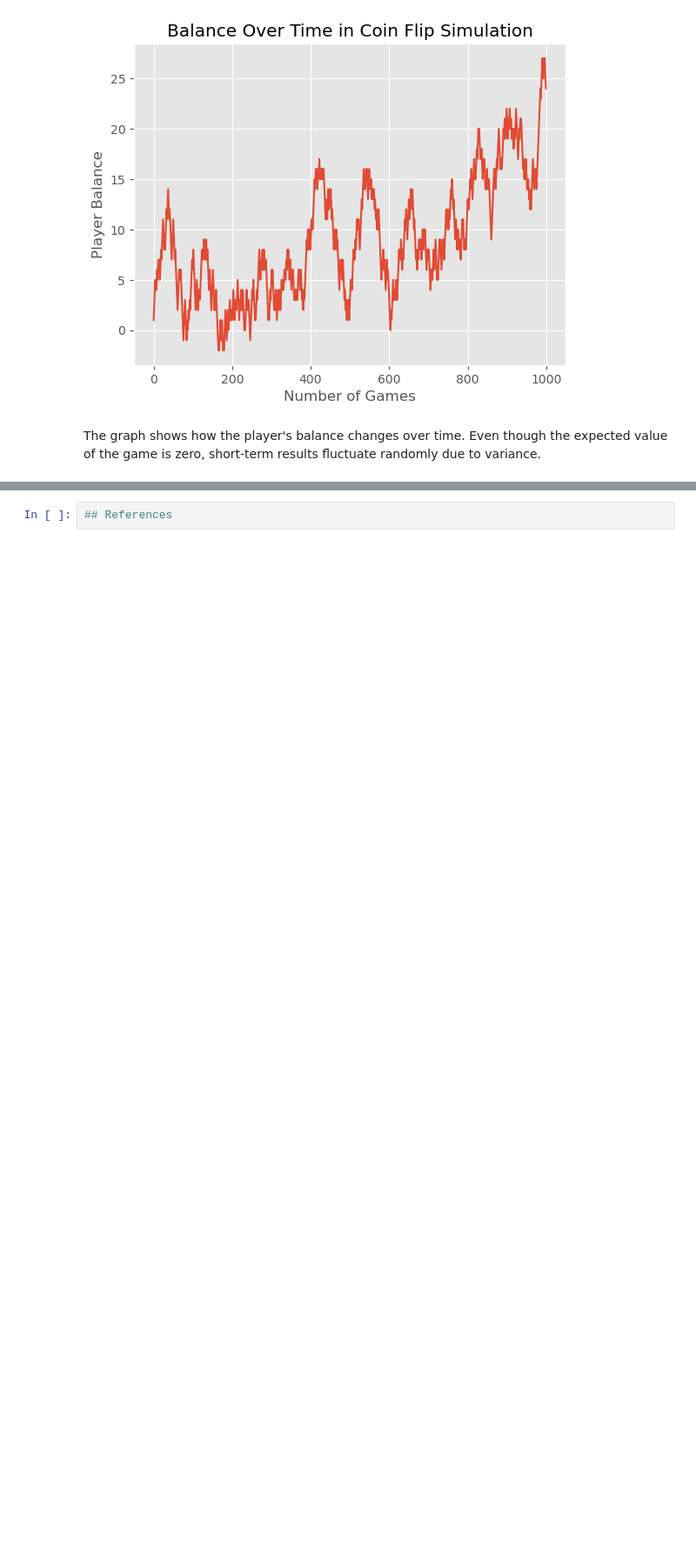
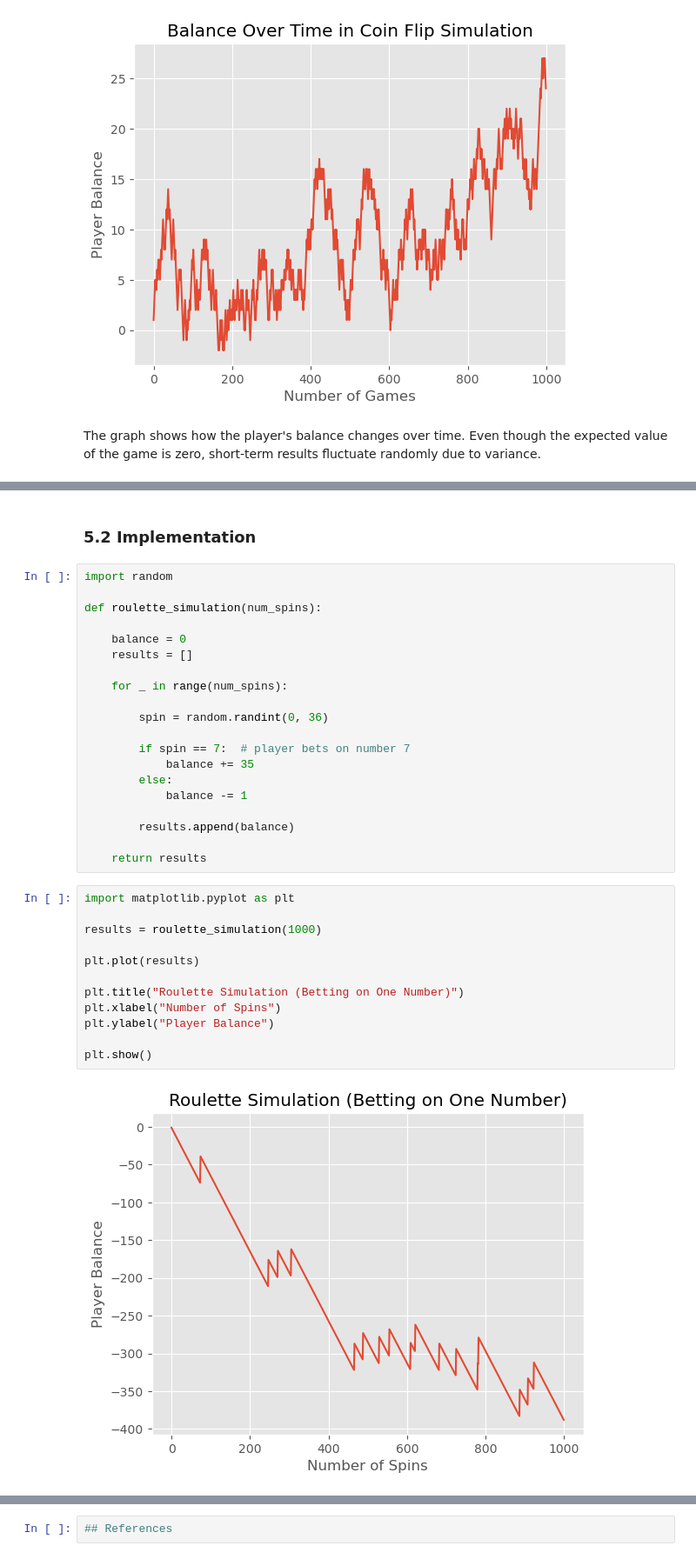
Before and after one commit to angel0w/monte-carlo-gambling-simulation, a Jupyter notebook: final_project_gambling_simulation.ipynb, the cells around one changed output, grey strips where cells are left out. Shown at 87% size. Saved outputs shown, nothing was run; the diff lists cells and outputs as text; blank space fills up the shorter version.

Commit message:
Game 2: Roulette Simulation

```diff
--- a/final_project_gambling_simulation.ipynb
+++ b/final_project_gambling_simulation.ipynb
@@ -103,0 +116,36 @@ results fluctuate randomly due to variance.
+# %% [markdown]
+### 5.2 Implementation
+# %%
+import random
+
+def roulette_simulation(num_spins):
+
+    balance = 0
+    results = []
+
+    for _ in range(num_spins):
+
+        spin = random.randint(0, 36)
+
+        if spin == 7:  # player bets on number 7
+            balance += 35
+        else:
+            balance -= 1
+
+        results.append(balance)
+
+    return results
+# %%
+import matplotlib.pyplot as plt
+
+results = roulette_simulation(1000)
+
+plt.plot(results)
+
+plt.title("Roulette Simulation (Betting on One Number)")
+plt.xlabel("Number of Spins")
+plt.ylabel("Player Balance")
+
+plt.show()
+# %% [output]
+[figure, added]
```
Also changed, not shown: parts of 13 cells of this notebook.
